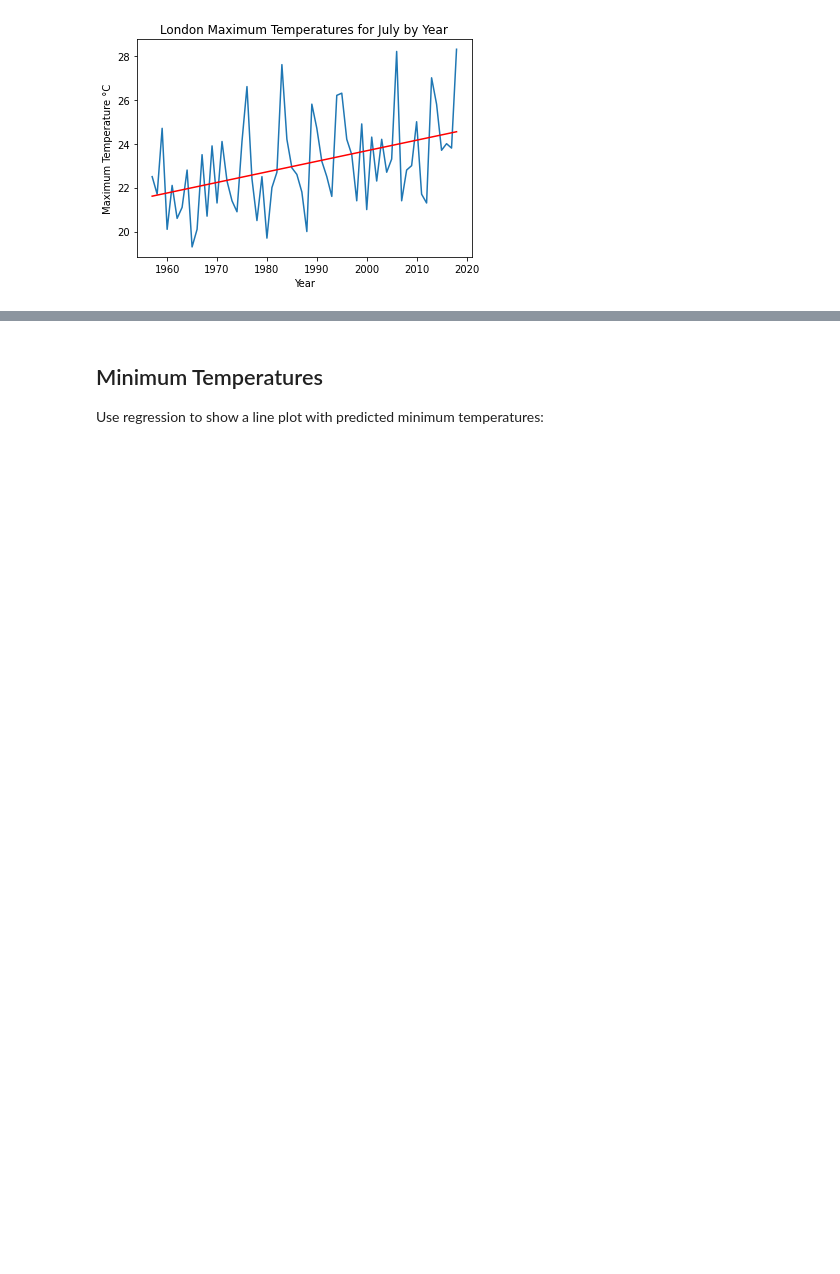
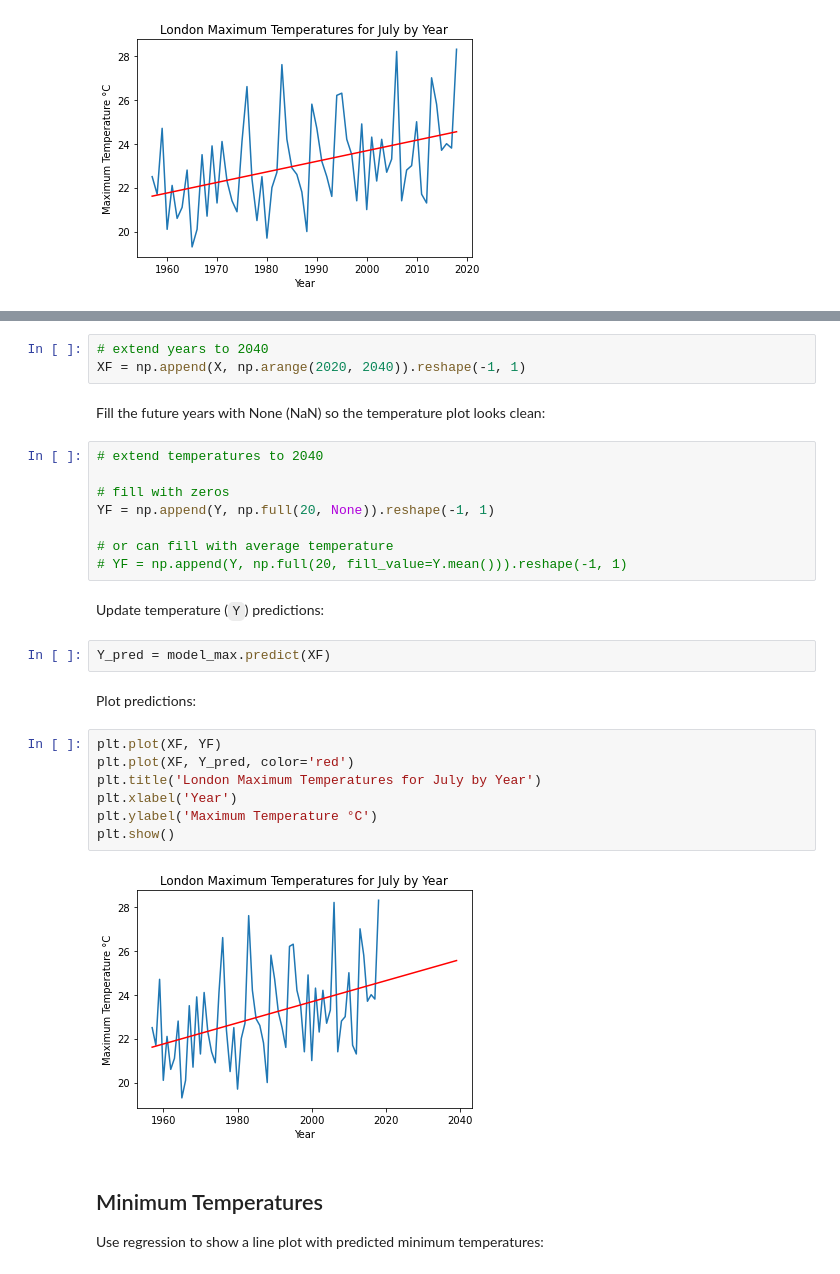
Before and after one commit to frankhjung/jupyter-examples, a Jupyter notebook: linear_regression_sklearn.ipynb, the cells around one changed output, grey strips where cells are left out. Cells and saved outputs as stored; diff of their text form; blank space fills up the shorter version.

Commit message:
predict future temperatures

```diff
--- a/linear_regression_sklearn.ipynb
+++ b/linear_regression_sklearn.ipynb
@@ -88,3 +95,31 @@ plt.show()
+# %%
+# extend years to 2040
+XF = np.append(X, np.arange(2020, 2040)).reshape(-1, 1)
+# %% [markdown]
+Fill the future years with None (NaN) so the temperature plot looks clean:
+# %%
+# extend temperatures to 2040
+
+# fill with zeros
+YF = np.append(Y, np.full(20, None)).reshape(-1, 1)
+
+# or can fill with average temperature
+# YF = np.append(Y, np.full(20, fill_value=Y.mean())).reshape(-1, 1)
+# %% [markdown]
+Update temperature (`Y`) predictions:
+# %%
+Y_pred = model_max.predict(XF)
+# %% [markdown]
+Plot predictions:
+# %%
+plt.plot(XF, YF)
+plt.plot(XF, Y_pred, color='red')
+plt.title('London Maximum Temperatures for July by Year')
+plt.xlabel('Year')
+plt.ylabel('Maximum Temperature °C')
+plt.show()
+# %% [output]
+[figure, added]
 # %% [markdown]
 ## Minimum Temperatures
 
```
Also changed, not shown: parts of 2 cells of this notebook.
